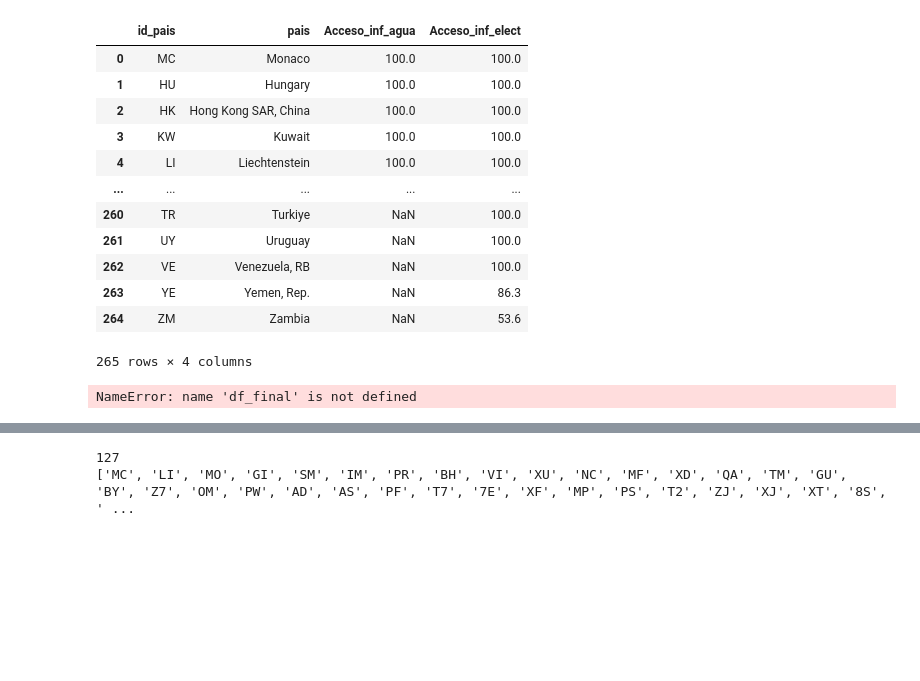
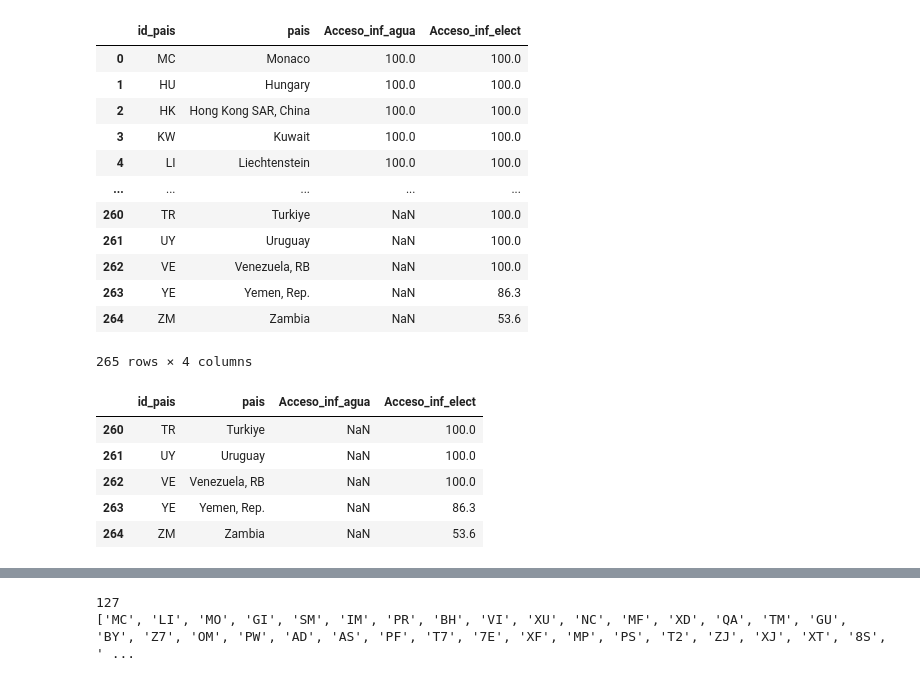
Before and after one commit to Juancarlosdelmarlostanau/proyect-sql, a Jupyter notebook: pruebaprueba.ipynb, the cells around one changed output, grey strips where cells are left out. Cells and saved outputs as stored; diff of their text form; code cells hidden in the pictures; blank space fills up the shorter version.

```diff
--- a/pruebaprueba.ipynb
+++ b/pruebaprueba.ipynb
@@ -256,9 +258,14 @@ df_final
 | 264 | ZM | Zambia | NaN | 53.6 |
 265 rows × 4 columns
 # %%
-df_final.tail(50)
+df_final.tail()
 # %% [output]
-NameError: name 'df_final' is not defined
+|  | id_pais | pais | Acceso_inf_agua | Acceso_inf_elect |
+| 260 | TR | Turkiye | NaN | 100.0 |
+| 261 | UY | Uruguay | NaN | 100.0 |
+| 262 | VE | Venezuela, RB | NaN | 100.0 |
+| 263 | YE | Yemen, Rep. | NaN | 86.3 |
+| 264 | ZM | Zambia | NaN | 53.6 |
 # %%
 print(df_final.columns.tolist())
 # %% [output]
```
Also changed, not shown: parts of 12 cells of this notebook, 1 other file.
